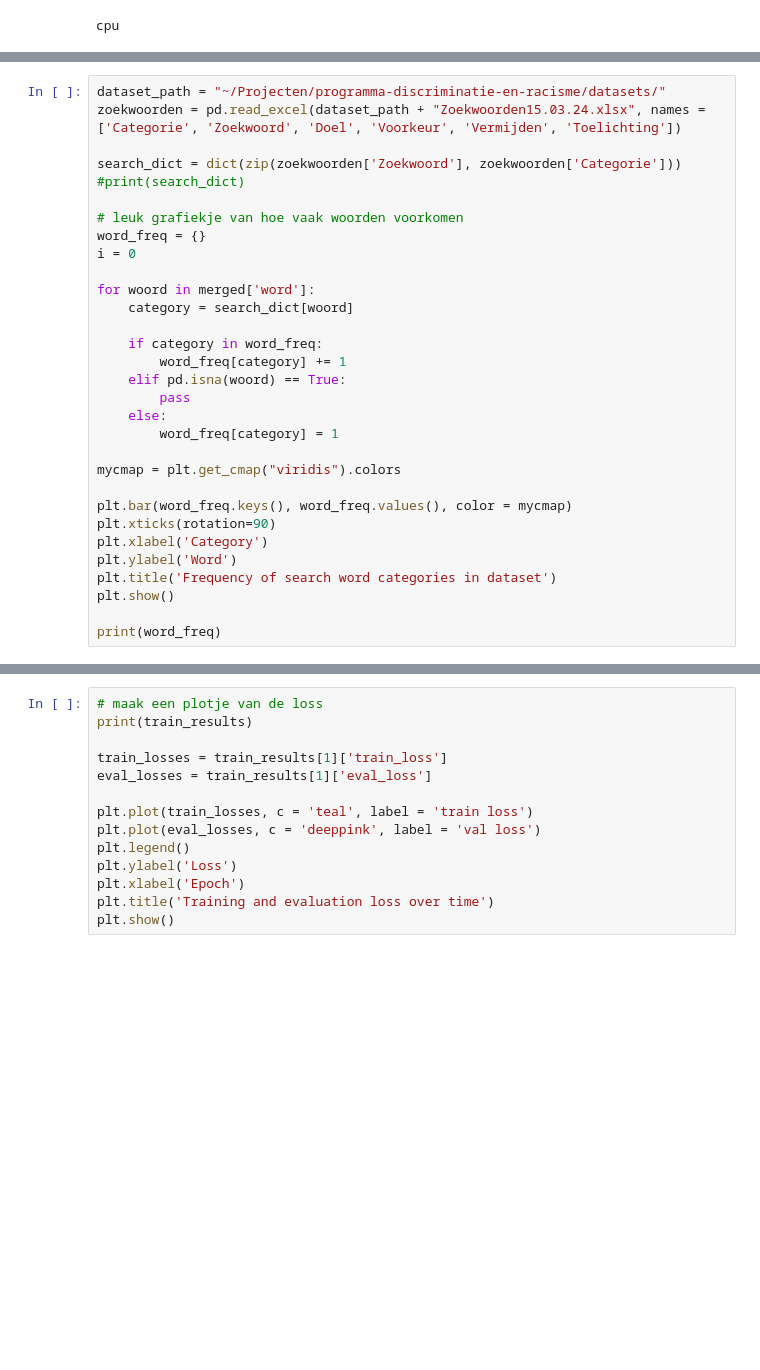
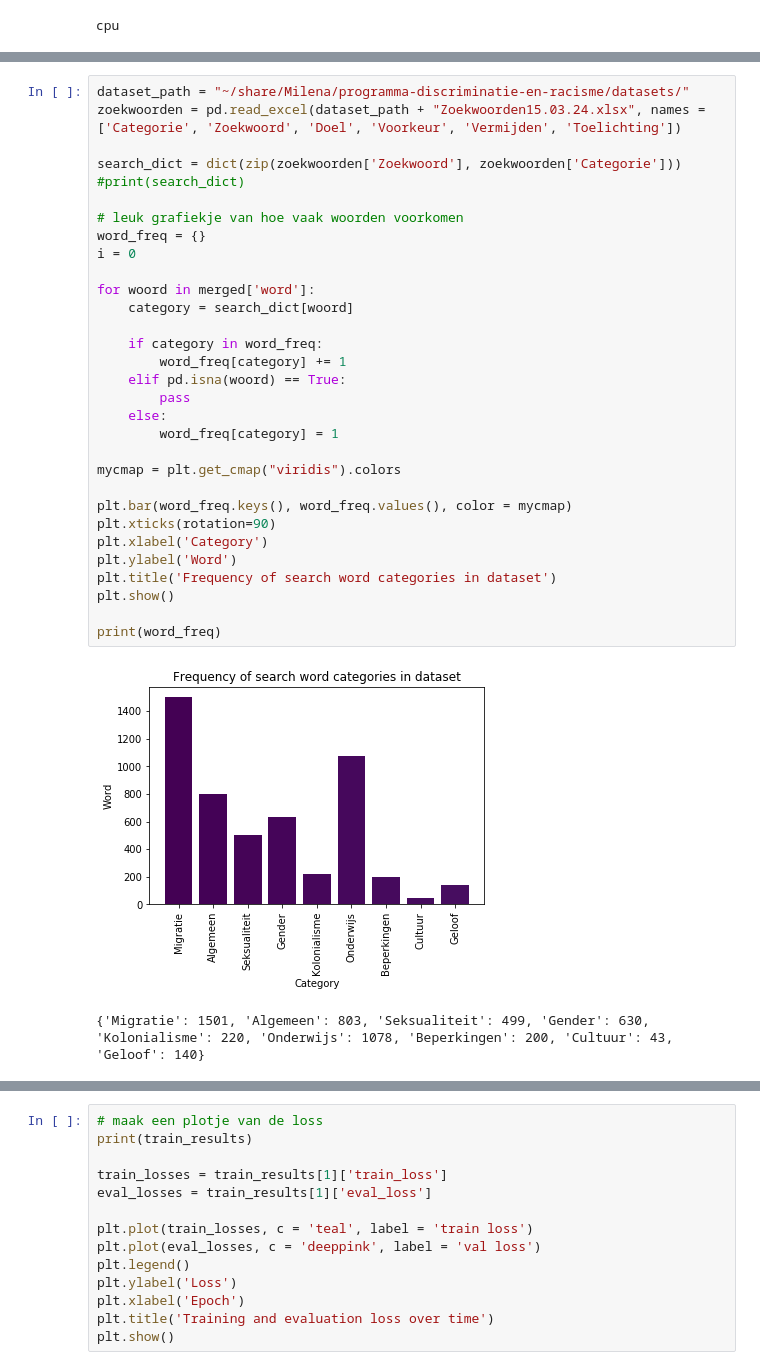
Before and after one commit to milenadeswart/Datalab_PDR, a Jupyter notebook: 02_analyse/BERT_train_cased.ipynb, the cells around one changed output, grey strips where cells are left out. Cells and saved outputs as stored; diff of their text form; blank space fills up the shorter version.

```diff
--- a/02_analyse/BERT_train_cased.ipynb
+++ b/02_analyse/BERT_train_cased.ipynb
@@ -148,31 +185,34 @@ print(afwezig)
 # %%
-dataset_path = "~/Projecten/programma-discriminatie-en-racisme/datasets/"
+dataset_path = "~/share/Milena/programma-discriminatie-en-racisme/datasets/"
 zoekwoorden = pd.read_excel(dataset_path + "Zoekwoorden15.03.24.xlsx", names = ['Categorie', 'Zoekwoord', 'Doel', 'Voorkeur', 'Vermijden', 'Toelichting'])
 
 search_dict = dict(zip(zoekwoorden['Zoekwoord'], zoekwoorden['Categorie']))
 #print(search_dict)
 
 # leuk grafiekje van hoe vaak woorden voorkomen
 word_freq = {}
 i = 0
 
 for woord in merged['word']:
     category = search_dict[woord]
 
     if category in word_freq:
         word_freq[category] += 1
     elif pd.isna(woord) == True:
         pass
     else:
         word_freq[category] = 1
 
 mycmap = plt.get_cmap("viridis").colors
 
 plt.bar(word_freq.keys(), word_freq.values(), color = mycmap)
 plt.xticks(rotation=90)
 plt.xlabel('Category')
 plt.ylabel('Word')
 plt.title('Frequency of search word categories in dataset')
 plt.show()
 
 print(word_freq)
+# %% [output]
+[figure, added]
+{'Migratie': 1501, 'Algemeen': 803, 'Seksualiteit': 499, 'Gender': 630, 'Kolonialisme': 220, 'Onderwijs': 1078, 'Beperkingen': 200, 'Cultuur': 43, 'Geloof': 140}
```
Also changed, not shown: parts of 28 cells of this notebook.
